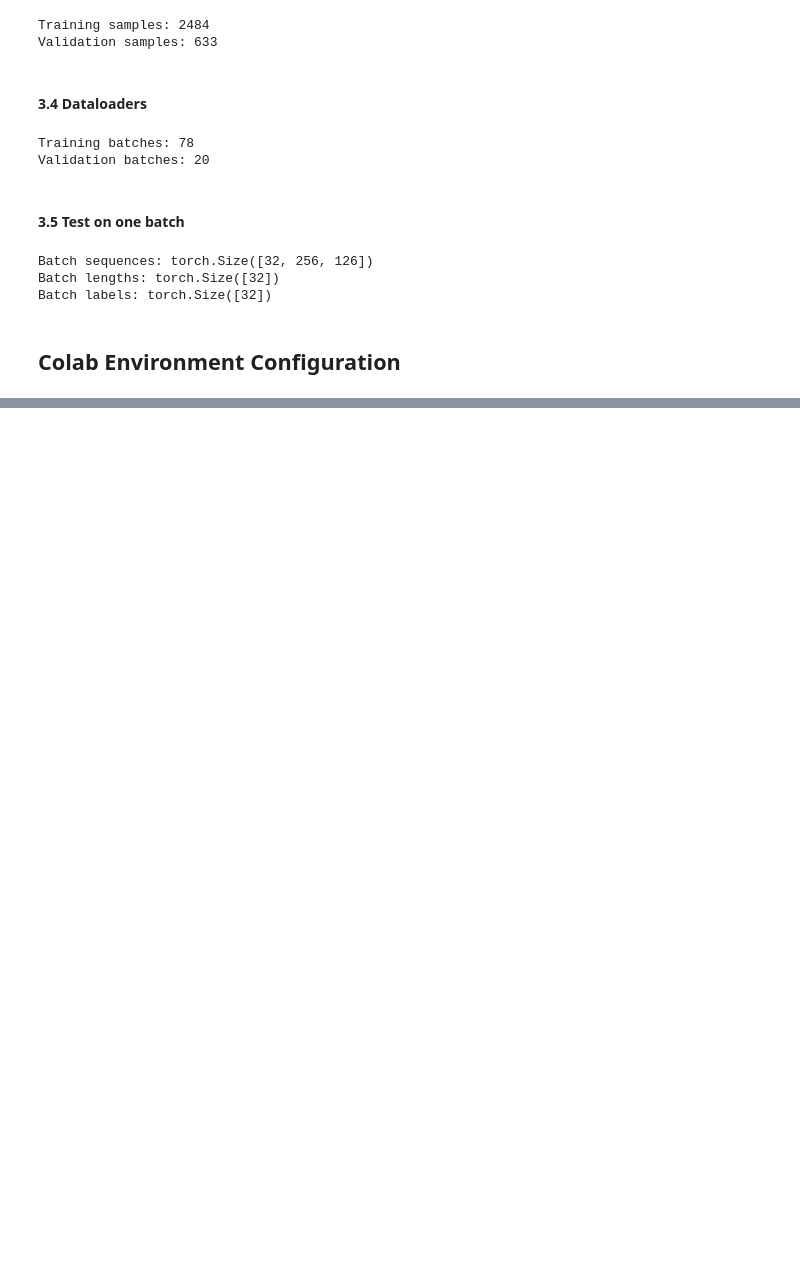
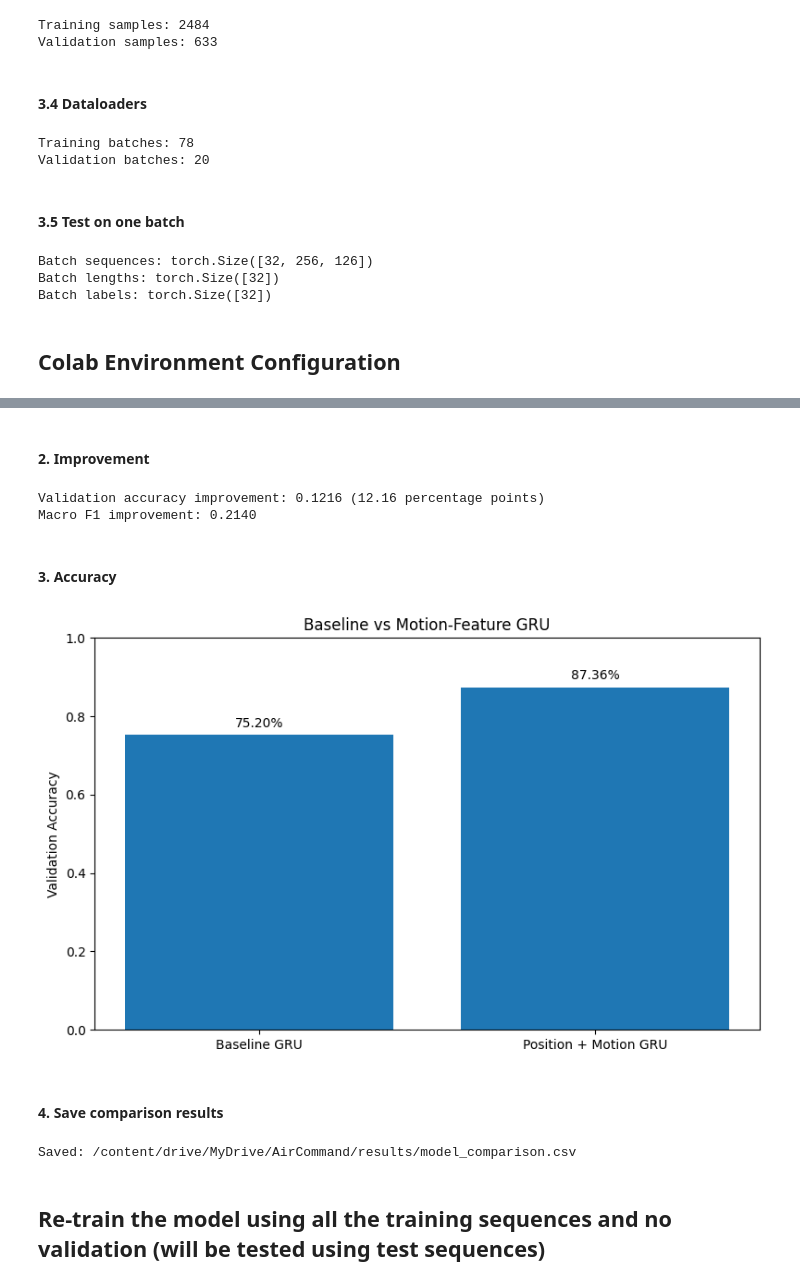
Before and after one commit to Smruti-R18/AirCommand, a Jupyter notebook: notebooks/3_model_analysis.ipynb, the cells around one changed output, grey strips where cells are left out. Saved outputs shown, nothing was run; the diff lists cells and outputs as text; code cells hidden in the pictures; blank space fills up the shorter version.

```diff
--- a/notebooks/3_model_analysis.ipynb
+++ b/notebooks/3_model_analysis.ipynb
@@ -828,0 +1498,79 @@ Copied: validation_sequences.pkl
+# %% [markdown]
+#### 2. Improvement
+# %%
+accuracy_improvement = (
+    comparison.loc[1, "Best Validation Accuracy"]
+    - comparison.loc[0, "Best Validation Accuracy"]
+)
+
+macro_f1_improvement = (
+    comparison.loc[1, "Macro F1"]
+    - comparison.loc[0, "Macro F1"]
+)
+
+print(
+    f"Validation accuracy improvement: "
+    f"{accuracy_improvement:.4f} "
+    f"({accuracy_improvement * 100:.2f} percentage points)"
+)
+
+print(
+    f"Macro F1 improvement: "
+    f"{macro_f1_improvement:.4f}"
+)
+# %% [output]
+Validation accuracy improvement: 0.1216 (12.16 percentage points)
+Macro F1 improvement: 0.2140
+# %% [markdown]
+#### 3. Accuracy
+# %%
+plt.figure(figsize=(8, 5))
+
+plt.bar(
+    comparison["Experiment"],
+    comparison["Best Validation Accuracy"],
+)
+
+plt.ylabel("Validation Accuracy")
+plt.title("Baseline vs Motion-Feature GRU")
+plt.ylim(0, 1)
+
+for index, value in enumerate(
+    comparison["Best Validation Accuracy"]
+):
+    plt.text(
+        index,
+        value + 0.02,
+        f"{value:.2%}",
+        ha="center",
+    )
+
+plt.tight_layout()
+plt.show()
+# %% [output]
+[figure, added]
+# %% [markdown]
+#### 4. Save comparison results
+# %%
+results_path = (
+    Path("/content/drive/MyDrive")
+    / "AirCommand"
+    / "results"
+    / "model_comparison.csv"
+)
+
+results_path.parent.mkdir(
+    parents=True,
+    exist_ok=True,
+)
+
+comparison.to_csv(
+    results_path,
+    index=False,
+)
+
+print("Saved:", results_path)
+# %% [output]
+Saved: /content/drive/MyDrive/AirCommand/results/model_comparison.csv
+# %% [markdown]
+## Re-train the model using all the training sequences and no validation (will be tested using test sequences)
```
Also changed, not shown: parts of 52 cells of this notebook.
